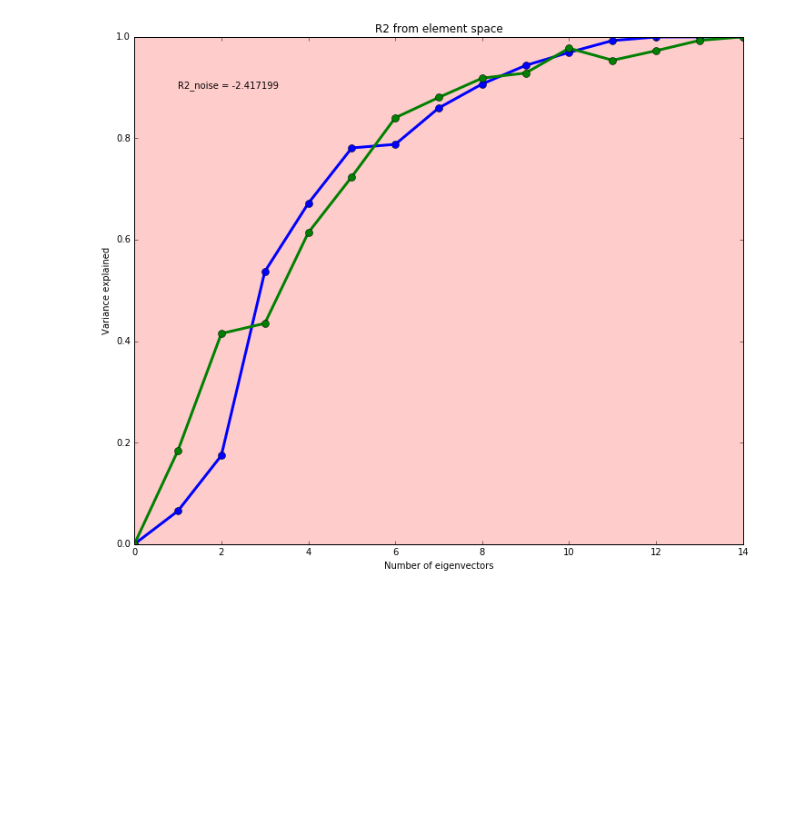
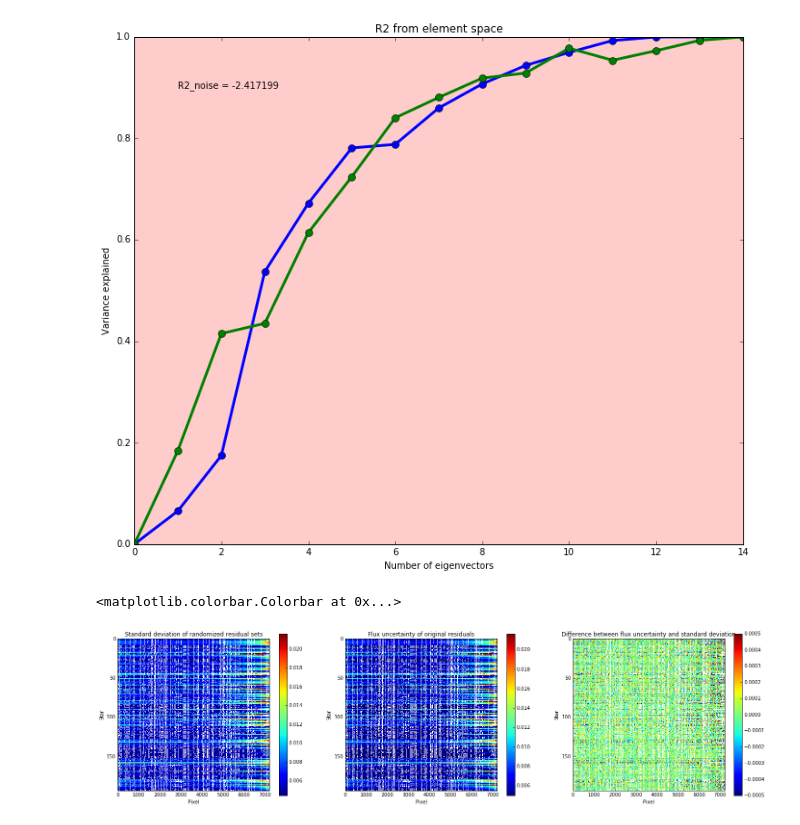
Before and after one commit to NatalieP-J/rcapogee-plots, a Jupyter notebook: test_empca.ipynb, the cells around one changed output. Cells and saved outputs as stored; diff of their text form; code cells hidden in the pictures; blank space fills up the shorter version.

```diff
--- a/test_empca.ipynb
+++ b/test_empca.ipynb
@@ -81 +82,24 @@ for i in range(aspcappix):
 diff_pix = model.errs.T - stds_pix
+# %%
+plt.figure(figsize=(24,6))
+plt.subplot2grid((1,3),(0,0))
+plt.imshow(stds_pix.T,aspect = float(stds_pix.shape[0])/stds_pix.shape[1],interpolation='nearest')
+plt.xlabel('Pixel')
+plt.ylabel('Star')
+plt.title('Standard deviation of randomized residual sets')
+plt.colorbar()
+plt.subplot2grid((1,3),(0,1))
+plt.imshow(model.errs,aspect = float(stds_pix.shape[0])/stds_pix.shape[1],interpolation='nearest')
+plt.xlabel('Pixel')
+plt.ylabel('Star')
+plt.title('Flux uncertainty of original residuals')
+plt.colorbar()
+plt.subplot2grid((1,3),(0,2))
+plt.imshow(diff_pix.T,aspect = float(stds_pix.shape[0])/stds_pix.shape[1],interpolation='nearest',vmin=-5e-4,vmax=5e-4)
+plt.xlabel('Pixel')
+plt.ylabel('Star')
+plt.title('Difference between flux uncertainty and standard deviation')
+plt.colorbar()
+# %% [output]
+<matplotlib.colorbar.Colorbar at 0x...>
+[figure, added]
```
Also changed, not shown: parts of 19 cells of this notebook, 3 other files.
